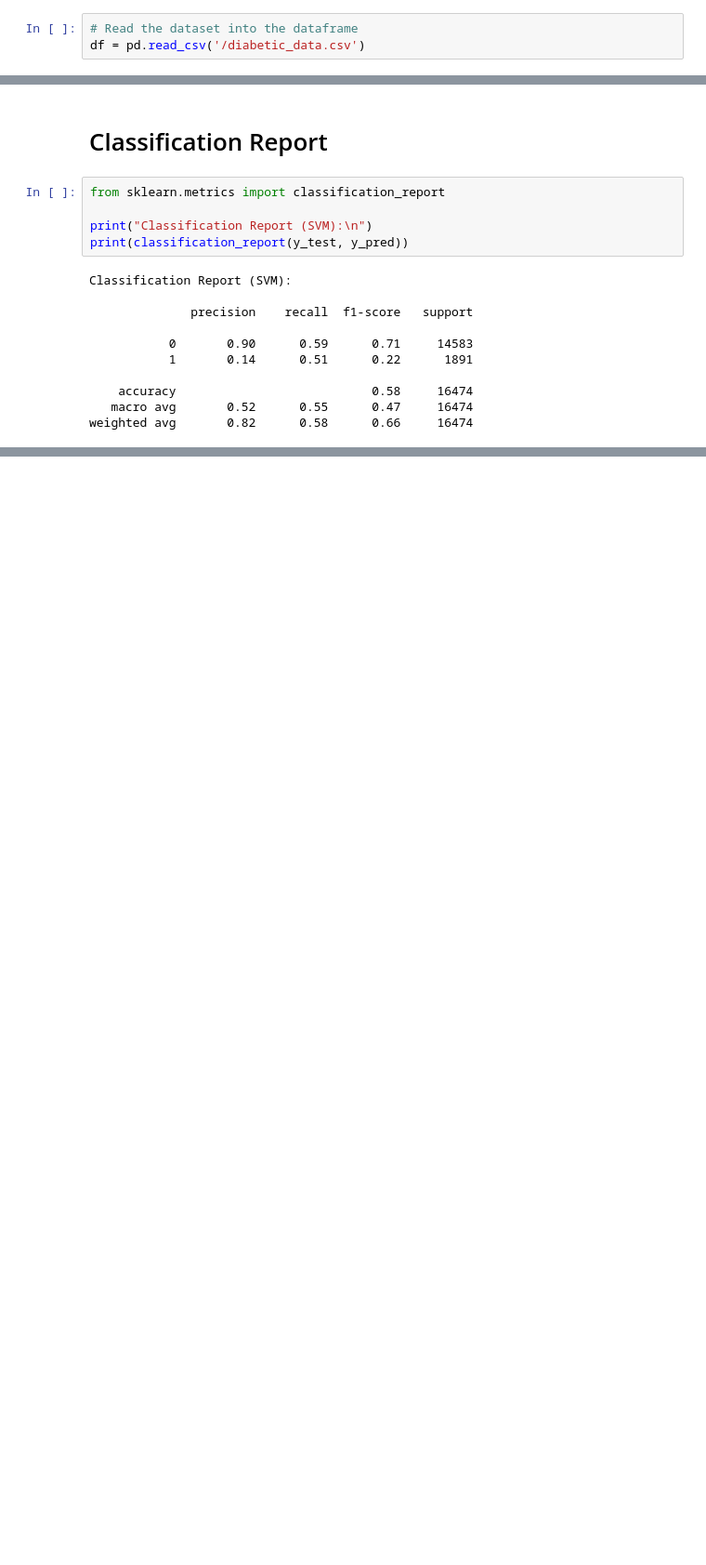
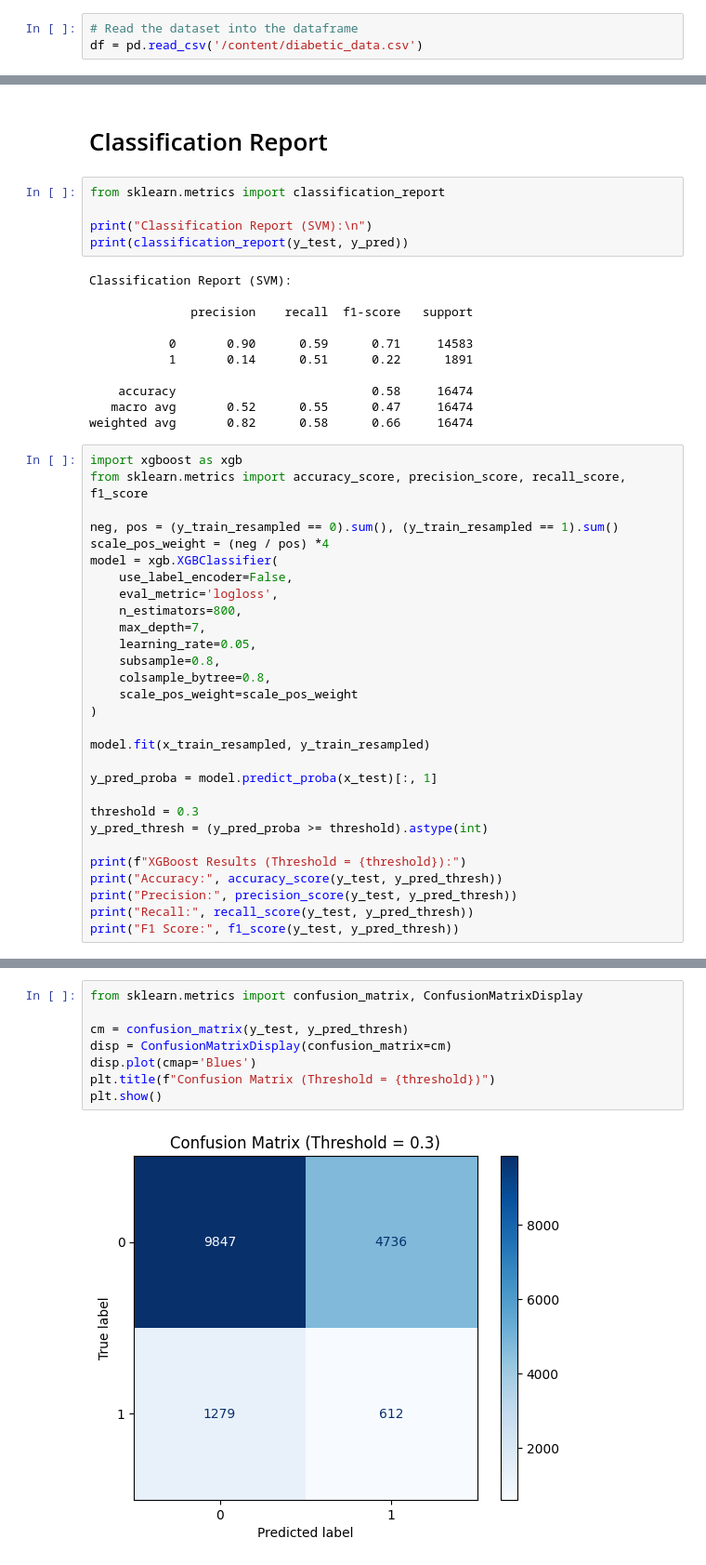
Before and after one commit to yomnabayomi/Hospital-Readmission-Prediction, a Jupyter notebook: Project (2).ipynb, the cells around one changed output, grey strips where cells are left out. Shown at 93% size. Saved outputs shown, nothing was run; the diff lists cells and outputs as text; blank space fills up the shorter version.

```diff
--- a/Project (2).ipynb
+++ b/Project (2).ipynb
@@ -7,7 +7,7 @@ import matplotlib.pyplot as plt
 Import data and process data
 # %%
 # Read the dataset into the dataframe
-df = pd.read_csv('/diabetic_data.csv')
+df = pd.read_csv('/content/diabetic_data.csv')
 # %% [markdown]
 ## **EDA**
 # %%
@@ -1195,3 +1195,32 @@ Classification Report (SVM):
     accuracy                           0.58     16474
    macro avg       0.52      0.55      0.47     16474
 weighted avg       0.82      0.58      0.66     16474
+# %%
+import xgboost as xgb
+from sklearn.metrics import accuracy_score, precision_score, recall_score, f1_score
+
+neg, pos = (y_train_resampled == 0).sum(), (y_train_resampled == 1).sum()
+scale_pos_weight = (neg / pos) *4
+model = xgb.XGBClassifier(
+    use_label_encoder=False,
+    eval_metric='logloss',
+    n_estimators=800,
+    max_depth=7,
+    learning_rate=0.05,
+    subsample=0.8,
+    colsample_bytree=0.8,
+    scale_pos_weight=scale_pos_weight
+)
+
+model.fit(x_train_resampled, y_train_resampled)
+
+y_pred_proba = model.predict_proba(x_test)[:, 1]
+
+threshold = 0.3
+y_pred_thresh = (y_pred_proba >= threshold).astype(int)
+
+print(f"XGBoost Results (Threshold = {threshold}):")
+print("Accuracy:", accuracy_score(y_test, y_pred_thresh))
+print("Precision:", precision_score(y_test, y_pred_thresh))
+print("Recall:", recall_score(y_test, y_pred_thresh))
+print("F1 Score:", f1_score(y_test, y_pred_thresh))
@@ -1197,0 +1292,10 @@ weighted avg       0.82      0.58      0.66     16474
+# %%
+from sklearn.metrics import confusion_matrix, ConfusionMatrixDisplay
+
+cm = confusion_matrix(y_test, y_pred_thresh)
+disp = ConfusionMatrixDisplay(confusion_matrix=cm)
+disp.plot(cmap='Blues')
+plt.title(f"Confusion Matrix (Threshold = {threshold})")
+plt.show()
+# %% [output]
+[figure, added]
```
Also changed, not shown: parts of 6 cells of this notebook.
